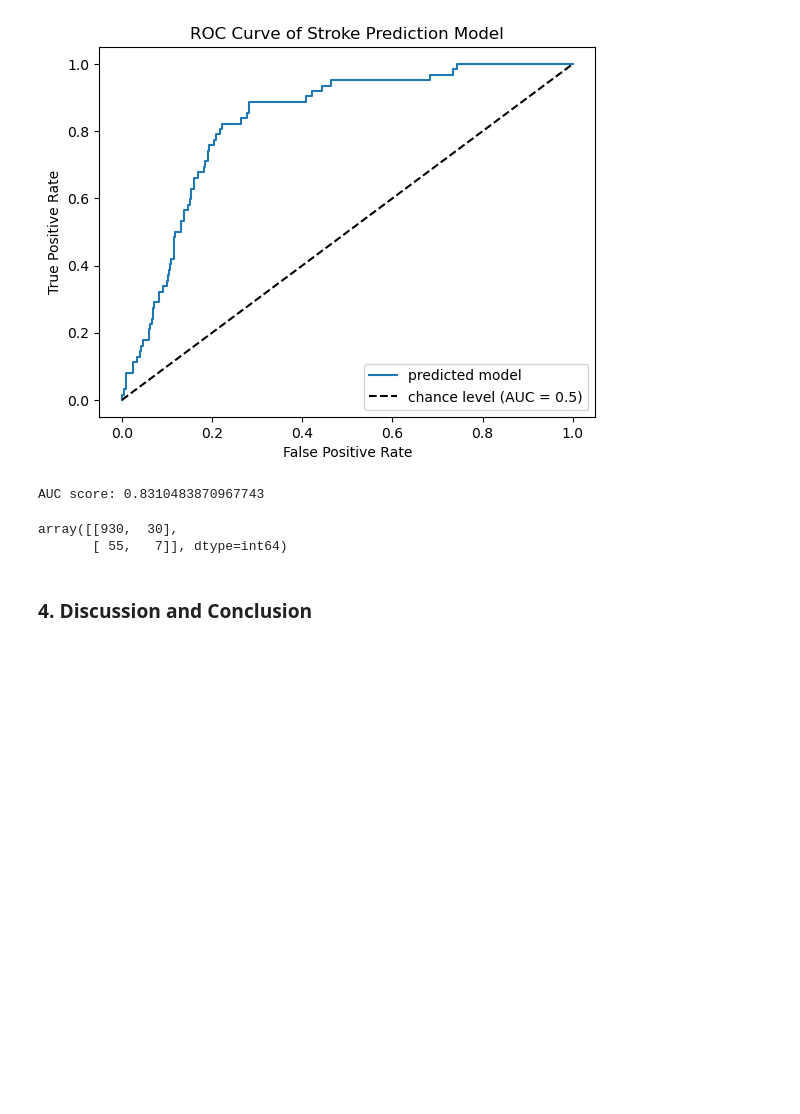
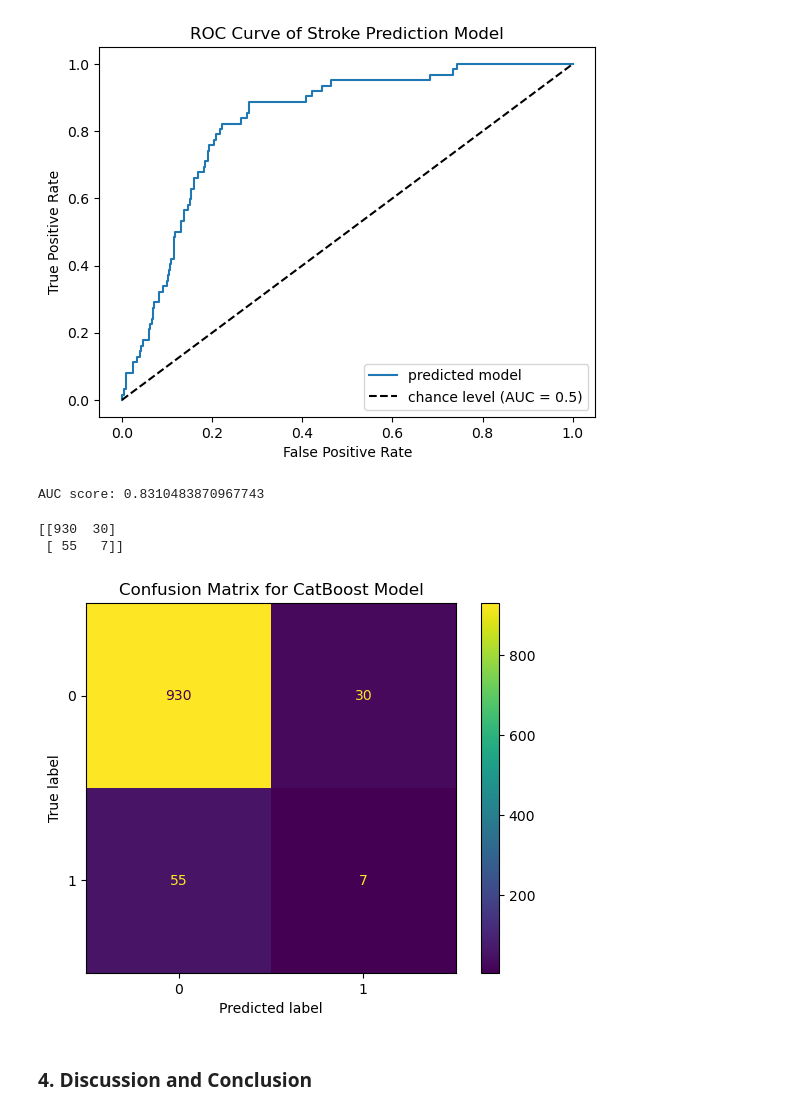
Before and after one commit to tscofield034/Capstone2-StrokePrediction, a Jupyter notebook: Notebooks/data_modeling.ipynb, the cells around one changed output. Drawn from its saved outputs; the diff is of its cells as text; code cells hidden in the pictures; blank space fills up the shorter version.

```diff
--- a/Notebooks/data_modeling.ipynb
+++ b/Notebooks/data_modeling.ipynb
@@ -723,10 +723,18 @@ AUC score: 0.8310483870967743
 # %%
 # print confusion matrix
 y_test_pred = np.argmax(y_test_proba, axis=1)
-confusion_matrix(y_test, y_test_pred)
+cm = confusion_matrix(y_test, y_test_pred)
+print(cm)
 # %% [output]
-array([[930,  30],
-       [ 55,   7]], dtype=int64)
+[[930  30]
+ [ 55   7]]
+# %%
+disp = ConfusionMatrixDisplay(confusion_matrix=cm, display_labels=cbc_model.classes_)
+disp.plot()
+plt.title('Confusion Matrix for CatBoost Model')
+plt.show()
+# %% [output]
+[figure, added]
 # %%
 # populate result arrays
 name.append('CatBoost_scaled')
```
Also changed, not shown: parts of 13 cells of this notebook, 1 other file.
